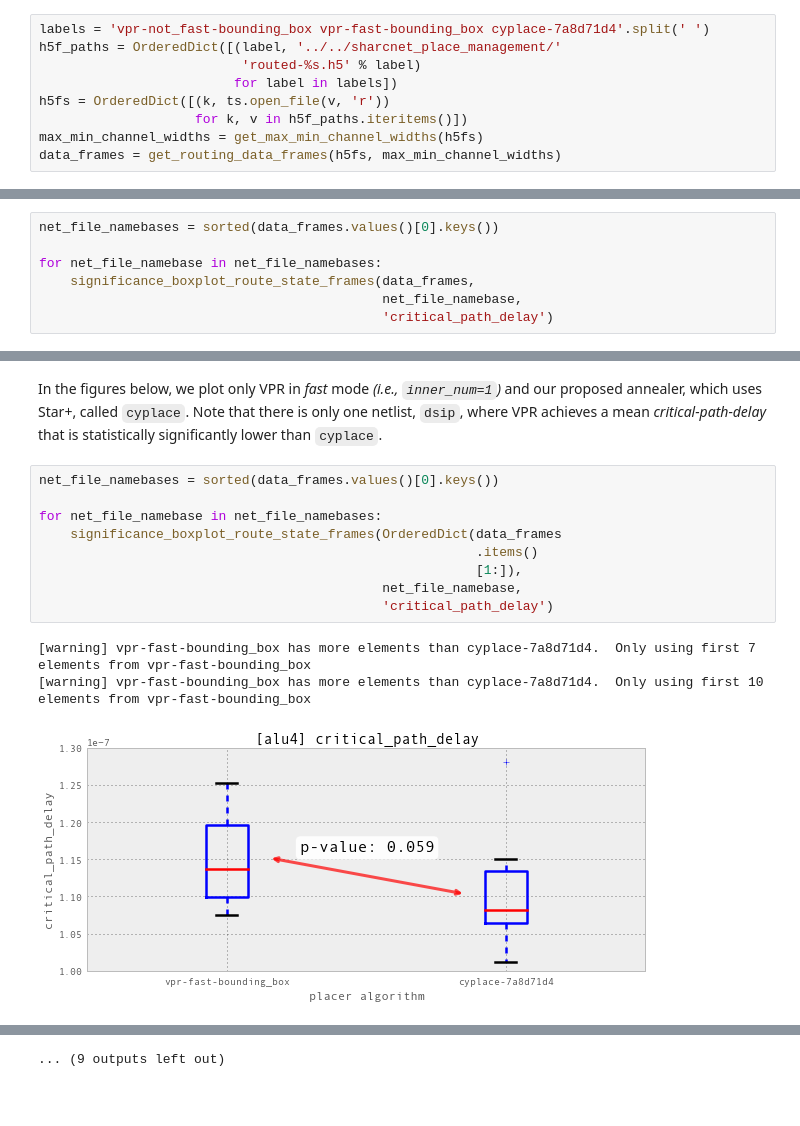
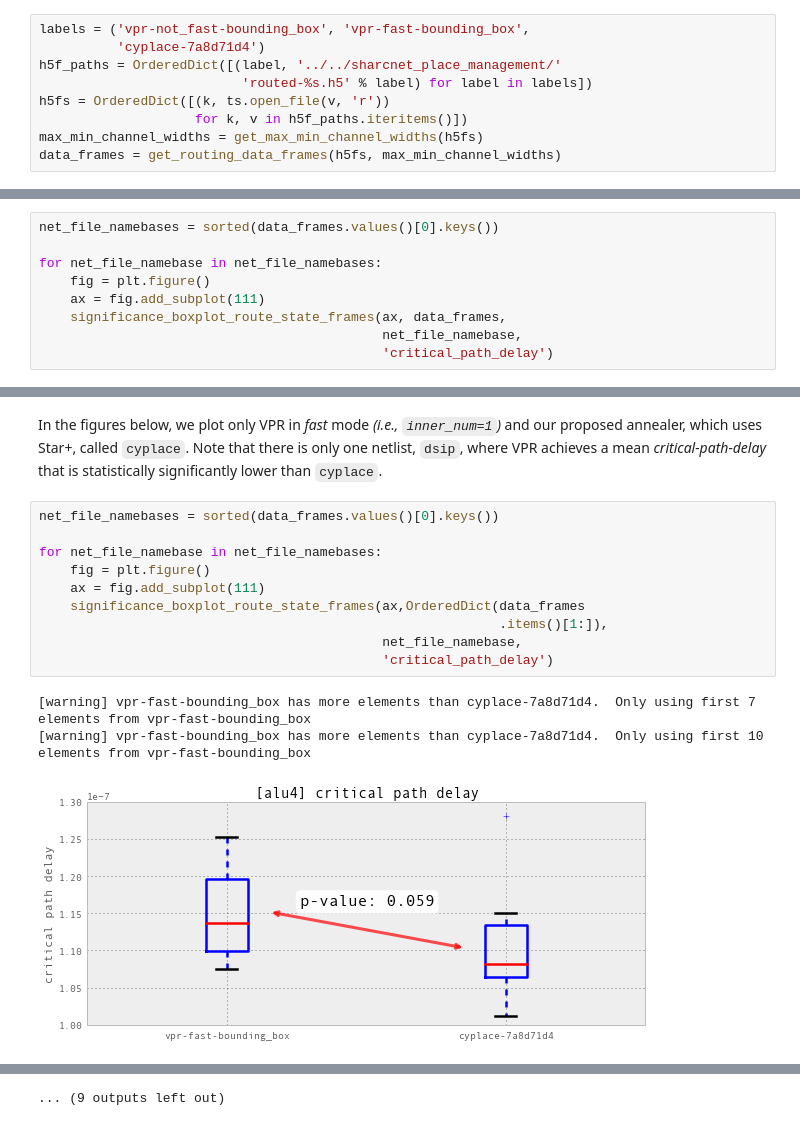
Before and after one commit to cfobel/cyvpr, a Jupyter notebook: notebooks/Routing - significance comparison box-plot.ipynb, the cells around one changed output, grey strips where cells are left out. Saved outputs shown, nothing was run; the diff lists cells and outputs as text; blank space fills up the shorter version.

```diff
--- a/notebooks/Routing - significance comparison box-plot.ipynb
+++ b/notebooks/Routing - significance comparison box-plot.ipynb
@@ -30,8 +17,8 @@ def p_value_from_labels(p_values_frame, a_label, b_label):
 # %%
-labels = 'vpr-not_fast-bounding_box vpr-fast-bounding_box cyplace-7a8d71d4'.split(' ')
+labels = ('vpr-not_fast-bounding_box', 'vpr-fast-bounding_box',
+          'cyplace-7a8d71d4')
 h5f_paths = OrderedDict([(label, '../../sharcnet_place_management/'
-                          'routed-%s.h5' % label)
-                         for label in labels])
+                          'routed-%s.h5' % label) for label in labels])
 h5fs = OrderedDict([(k, ts.open_file(v, 'r'))
                     for k, v in h5f_paths.iteritems()])
 max_min_channel_widths = get_max_min_channel_widths(h5fs)
@@ -129,7 +68,9 @@ _(i.e., achieves a lower critical-path-delay)_ with statistical significance.
 net_file_namebases = sorted(data_frames.values()[0].keys())
 
 for net_file_namebase in net_file_namebases:
-    significance_boxplot_route_state_frames(data_frames,
+    fig = plt.figure()
+    ax = fig.add_subplot(111)
+    significance_boxplot_route_state_frames(ax, data_frames,
                                             net_file_namebase,
                                             'critical_path_delay')
 # %% [output]
@@ -161,13 +102,14 @@ _critical-path-delay_ that is statistically significantly lower than
 # %%
 net_file_namebases = sorted(data_frames.values()[0].keys())
 
 for net_file_namebase in net_file_namebases:
-    significance_boxplot_route_state_frames(OrderedDict(data_frames
-                                                        .items()
-                                                        [1:]),
+    fig = plt.figure()
+    ax = fig.add_subplot(111)
+    significance_boxplot_route_state_frames(ax,OrderedDict(data_frames
+                                                           .items()[1:]),
                                             net_file_namebase,
                                             'critical_path_delay')
 # %% [output]
 [warning] vpr-fast-bounding_box has more elements than cyplace-7a8d71d4.  Only using first 7 elements from vpr-fast-bounding_box
 [warning] vpr-fast-bounding_box has more elements than cyplace-7a8d71d4.  Only using first 10 elements from vpr-fast-bounding_box
-[figure, old version]
+[figure, new version]
```
Also changed, not shown: parts of 7 cells of this notebook, 2 other files.
